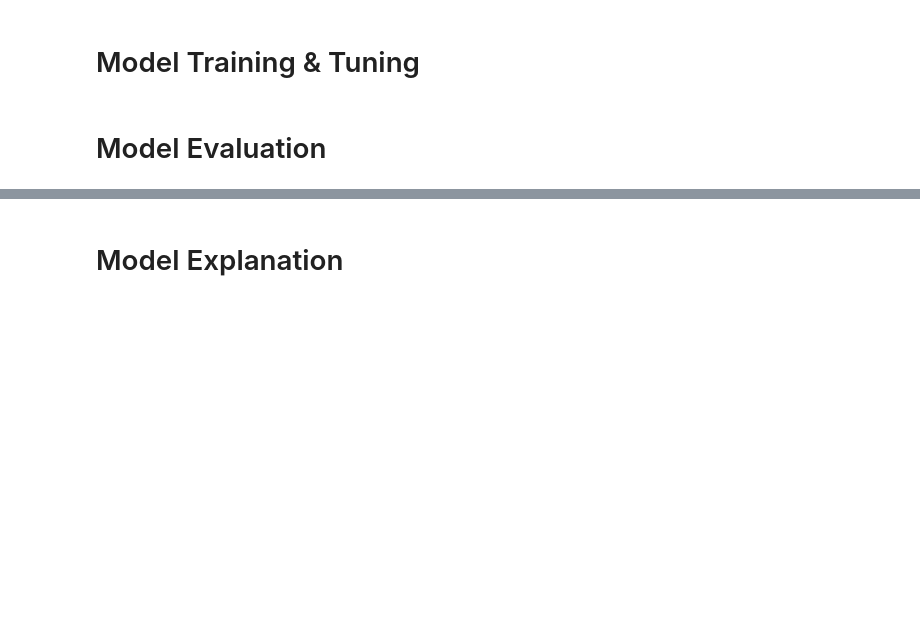
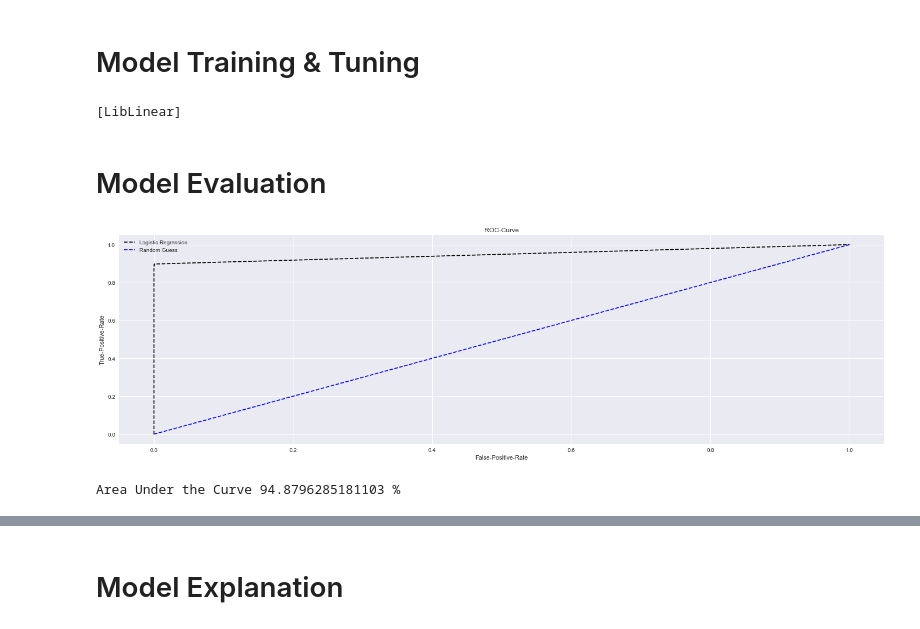
Before and after one commit to 471644/Challenges, a Jupyter notebook: 911_Securitiy_ML_Approach_13Aug2021.ipynb, the cells around one changed output, grey strips where cells are left out. Cells and saved outputs as stored; diff of their text form; code cells hidden in the pictures; blank space fills up the shorter version.

```diff
--- a/911_Securitiy_ML_Approach_13Aug2021.ipynb
+++ b/911_Securitiy_ML_Approach_13Aug2021.ipynb
@@ -574,4 +645,74 @@ data_airport.head()
+# %%
+X_train, X_test, Y_train, Y_test = train_test_split(
+    feature_df[feature_df.columns[:-1]],
+    feature_df.Target,
+    test_size=0.2,
+    random_state=9,
+    stratify=feature_df.Target)
+# %%
+X_train = StandardScaler().fit(X_train).transform(X_train)
+X_test = StandardScaler().fit(X_train).transform(X_test)
 # %% [markdown]
 # Model Training & Tuning
+# %%
+lr = LogisticRegression(
+    penalty='l1',
+    dual=False,
+    tol=0.01,
+    C=0.9,
+    fit_intercept=True,
+    intercept_scaling=1,
+    class_weight={
+        0: 0.3,
+        1: 0.7
+    },
+    random_state=9,
+    solver='liblinear',
+    max_iter=10,
+    multi_class='auto',
+    verbose=1,
+    warm_start=True,
+    n_jobs=-1,
+    l1_ratio=None,
+).fit(X_train, Y_train)
+# %% [output]
+[LibLinear]
 # %% [markdown]
 # Model Evaluation
+# %%
+from sklearn.metrics import roc_curve, roc_auc_score
+
+# roc curve for model
+fpr1, tpr1, thresh1 = roc_curve(Y_test,
+                                lr.predict_proba(X_test)[:, 1],
+                                pos_label=1)
+# roc curve for tpr = fpr
+random_probs = [0 for i in range(len(Y_test))]
+p_fpr, p_tpr, _ = roc_curve(Y_test, random_probs, pos_label=1)
+# %%
+plt.style.use('seaborn')
+plt.figure(figsize=(25,7))
+# plot roc curves
+plt.plot(fpr1,
+         tpr1,
+         linestyle='--',
+         color='black',
+         label='Logistic Regression')
+
+plt.plot(p_fpr, p_tpr, linestyle='--', color='blue', label='Random Guess')
+# title
+plt.title('ROC-Curve')
+# x label
+plt.xlabel('False-Positive-Rate')
+# y label
+plt.ylabel('True-Positive-Rate')
+
+plt.legend(loc='best')
+plt.show()
+print("Area Under the Curve",
+      roc_auc_score(Y_test,
+                    lr.predict_proba(X_test)[:, 1])*100,"%")
+del fpr1, tpr1, p_fpr, p_tpr, random_probs
+# %% [output]
+[figure, added]
+Area Under the Curve 94.8796285181103 %
```
Also changed, not shown: parts of 43 cells of this notebook.
